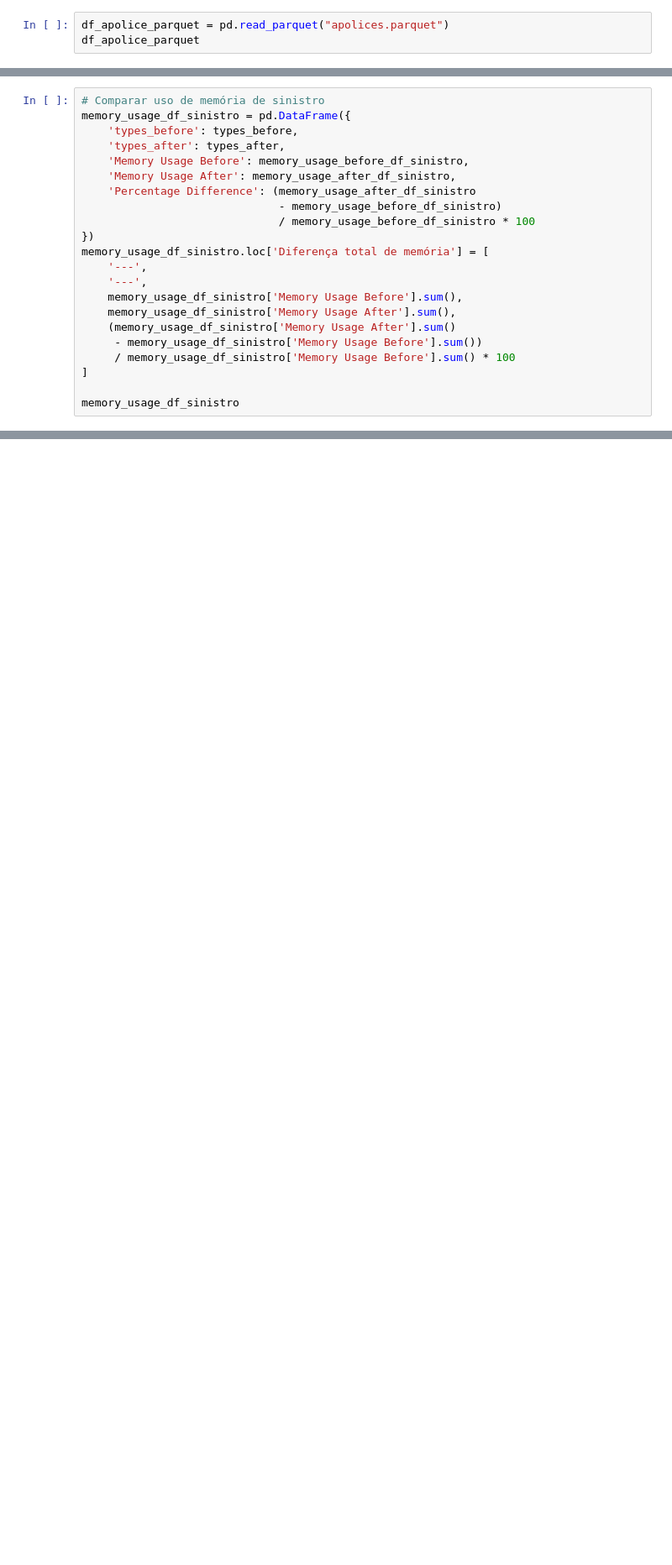
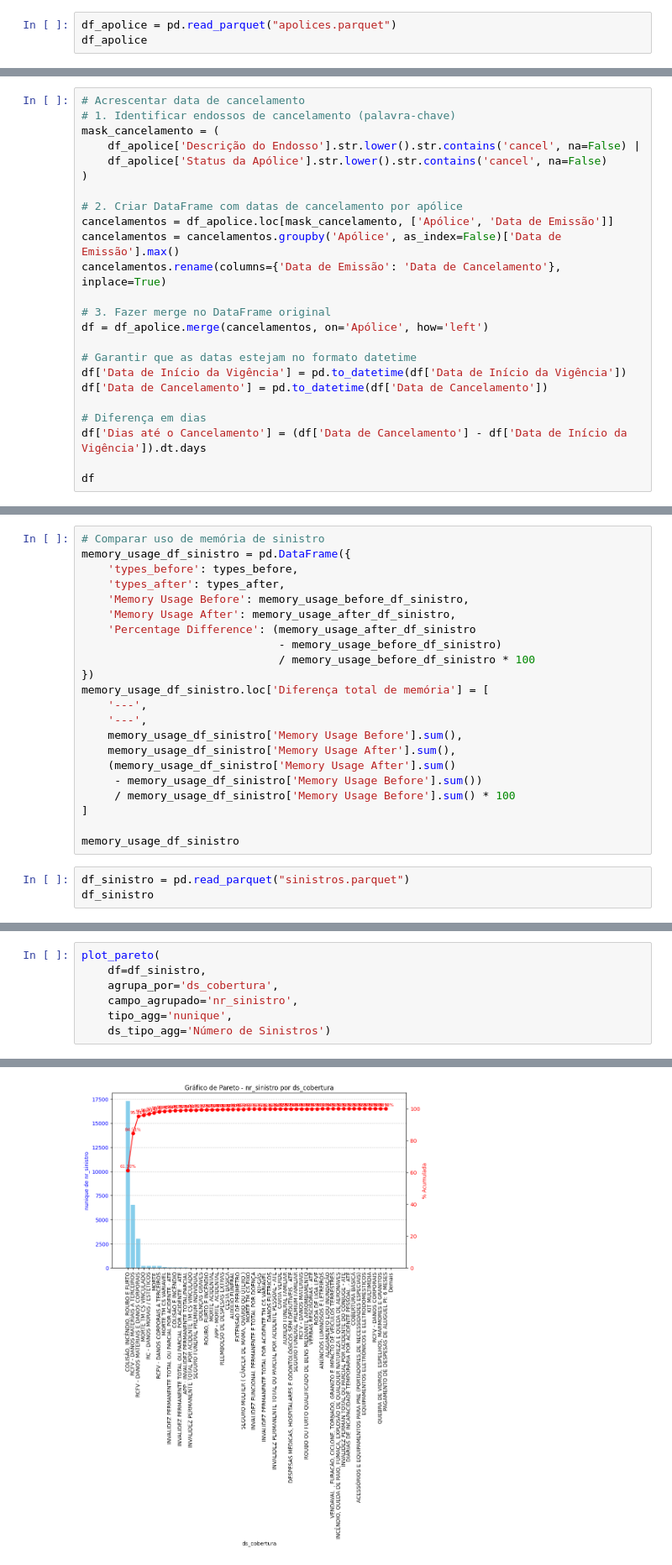
Before and after one commit to FernandoPedriali/analise_dados, a Jupyter notebook: analise_dados.ipynb, the cells around one changed output, grey strips where cells are left out. Shown at 84% size. Saved outputs shown, nothing was run; the diff lists cells and outputs as text; blank space fills up the shorter version.

Commit message:
Inserido informações de Sinistro

```diff
--- a/analise_dados.ipynb
+++ b/analise_dados.ipynb
@@ -192,8 +193,8 @@ plot_pareto_contagem(df_apolice, agrupa_por='Número do Ramo', campo_agrupado='V
 # %%
 df_apolice.to_parquet("apolices.parquet", index=False)
 # %%
-df_apolice_parquet = pd.read_parquet("apolices.parquet")
-df_apolice_parquet
+df_apolice = pd.read_parquet("apolices.parquet")
+df_apolice
 # %% [output]
 |  | Proposta | Apólice | Endosso | Endosso Associado | Descrição do Endosso | Status da Apólice | ... |
 | 0 | 205775 | 2023011905310165685 | 000001T | 0.0 | ENDOSSO DE CANCELAMENTO SEM RESTI... | CANCELADO | ... |
@@ -208,3 +209,27 @@ df_apolice_parquet
 | 172453 | 99 | 1011401000006 | 0 | NaN | APÓLICE | VIGENTE | ... |
 | 172454 | 990 | 1011401000232 | 2000000 | NaN | CANCELAMENTO | VIGENTE | ... |
 172455 rows × 28 columns
+# %%
+# Acrescentar data de cancelamento
+# 1. Identificar endossos de cancelamento (palavra-chave)
+mask_cancelamento = (
+    df_apolice['Descrição do Endosso'].str.lower().str.contains('cancel', na=False) |
+    df_apolice['Status da Apólice'].str.lower().str.contains('cancel', na=False)
+)
+
+# 2. Criar DataFrame com datas de cancelamento por apólice
+cancelamentos = df_apolice.loc[mask_cancelamento, ['Apólice', 'Data de Emissão']]
+cancelamentos = cancelamentos.groupby('Apólice', as_index=False)['Data de Emissão'].max()
+cancelamentos.rename(columns={'Data de Emissão': 'Data de Cancelamento'}, inplace=True)
+
+# 3. Fazer merge no DataFrame original
+df = df_apolice.merge(cancelamentos, on='Apólice', how='left')
+
+# Garantir que as datas estejam no formato datetime
+df['Data de Início da Vigência'] = pd.to_datetime(df['Data de Início da Vigência'])
+df['Data de Cancelamento'] = pd.to_datetime(df['Data de Cancelamento'])
+
+# Diferença em dias
+df['Dias até o Cancelamento'] = (df['Data de Cancelamento'] - df['Data de Início da Vigência']).dt.days
+
+df
@@ -283,3 +322,6 @@ memory_usage_df_sinistro.loc['Diferença total de memória'] = [
 ]
 
 memory_usage_df_sinistro
+# %%
+df_sinistro = pd.read_parquet("sinistros.parquet")
+df_sinistro
@@ -285,0 +405,8 @@ memory_usage_df_sinistro
+# %%
+plot_pareto(
+    df=df_sinistro,
+    agrupa_por='ds_cobertura',
+    campo_agrupado='nr_sinistro',
+    tipo_agg='nunique',
+    ds_tipo_agg='Número de Sinistros')
+# %% [output]
@@ -285,0 +430 @@ memory_usage_df_sinistro
+[figure, added]
```
Also changed, not shown: parts of 6 cells of this notebook, 5 other files.
